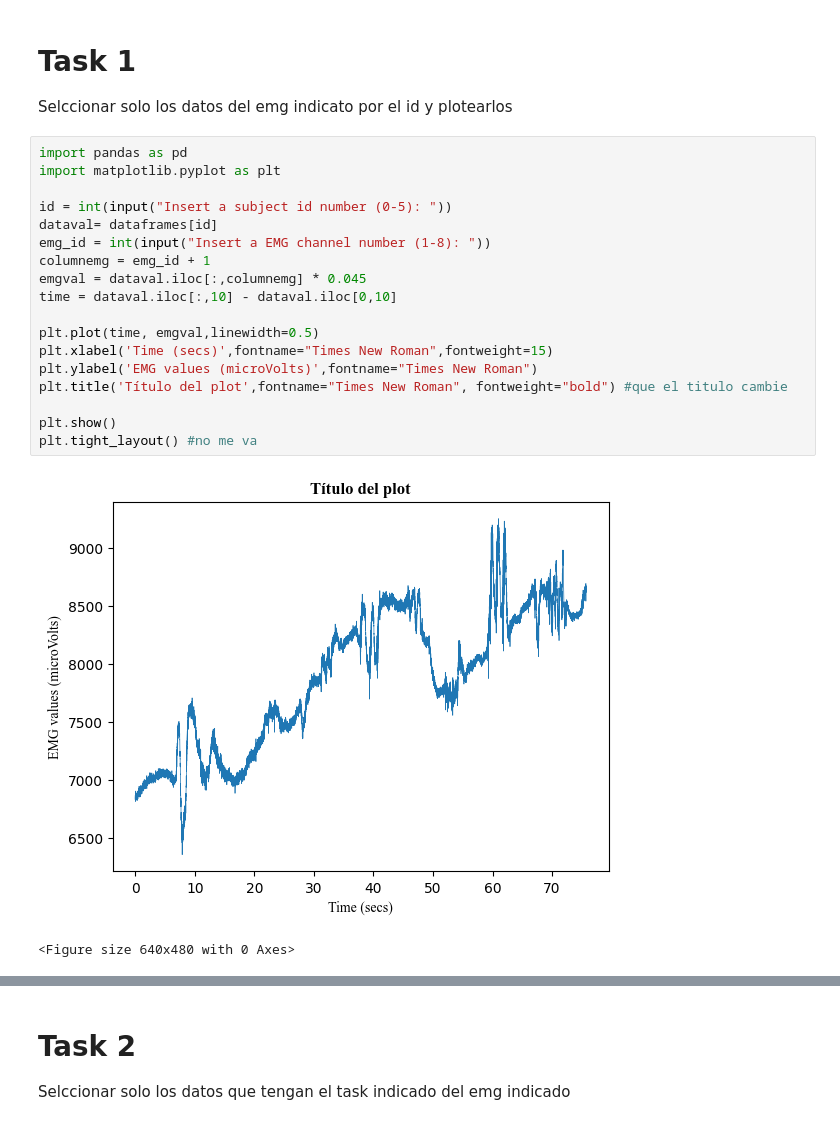
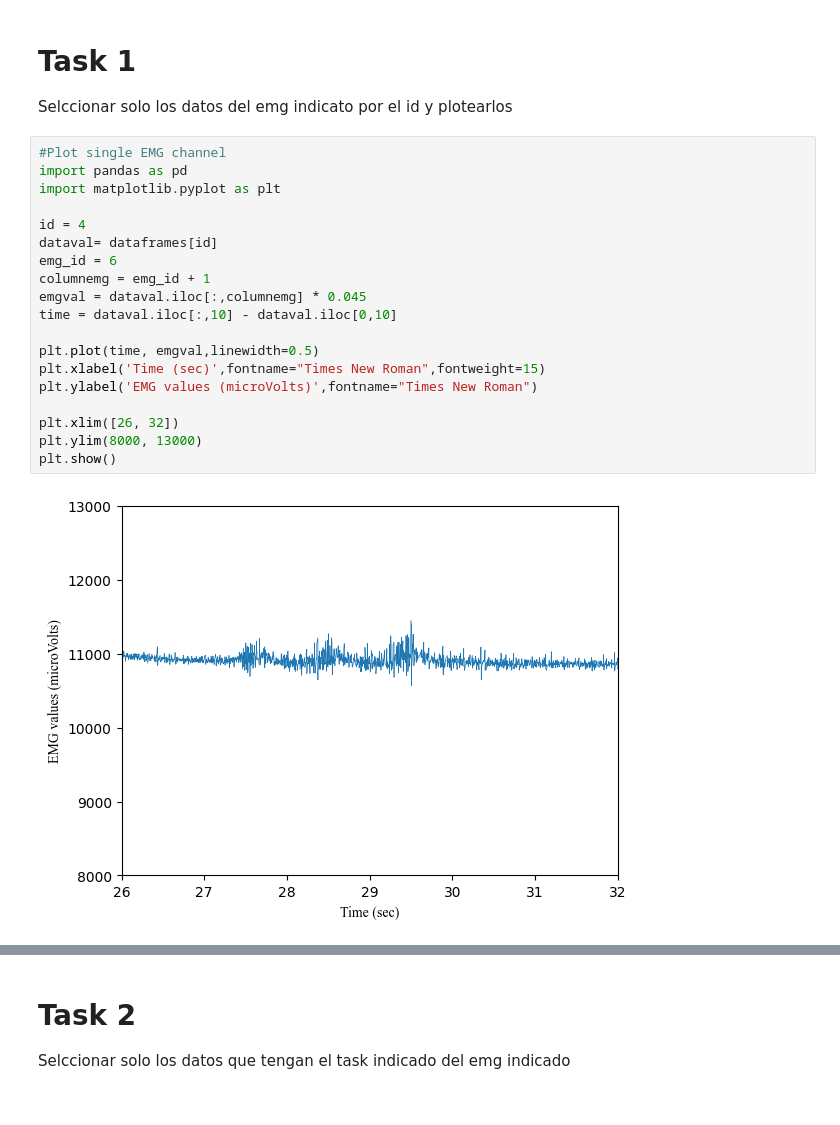
Before and after one commit to sofiahernandezp/code, a Jupyter notebook: mindrove_test/plot_emg.ipynb, the cells around one changed output, grey strips where cells are left out. Cells and saved outputs as stored; diff of their text form.

```diff
--- a/mindrove_test/plot_emg.ipynb
+++ b/mindrove_test/plot_emg.ipynb
@@ -40,25 +40,25 @@ print(dataframes[5])
 # Task 1
 Selccionar solo los datos del emg indicato por el id y plotearlos
 # %%
+#Plot single EMG channel
 import pandas as pd
 import matplotlib.pyplot as plt
 
-id = int(input("Insert a subject id number (0-5): "))
+id = 4
 dataval= dataframes[id]
-emg_id = int(input("Insert a EMG channel number (1-8): "))
+emg_id = 6
 columnemg = emg_id + 1
 emgval = dataval.iloc[:,columnemg] * 0.045
 time = dataval.iloc[:,10] - dataval.iloc[0,10]
 
 plt.plot(time, emgval,linewidth=0.5)
-plt.xlabel('Time (secs)',fontname="Times New Roman",fontweight=15)
+plt.xlabel('Time (sec)',fontname="Times New Roman",fontweight=15)
 plt.ylabel('EMG values (microVolts)',fontname="Times New Roman")
-plt.title('Título del plot',fontname="Times New Roman", fontweight="bold") #que el titulo cambie
 
+plt.xlim([26, 32])
+plt.ylim(8000, 13000)
 plt.show()
-plt.tight_layout() #no me va
 # %% [output]
-[figure, old version]
+[figure, new version]
-<Figure size 640x480 with 0 Axes>
 # %%
 #DIBUJO POR COLORES
```
Also changed, not shown: parts of 24 cells of this notebook, 29 other files.
